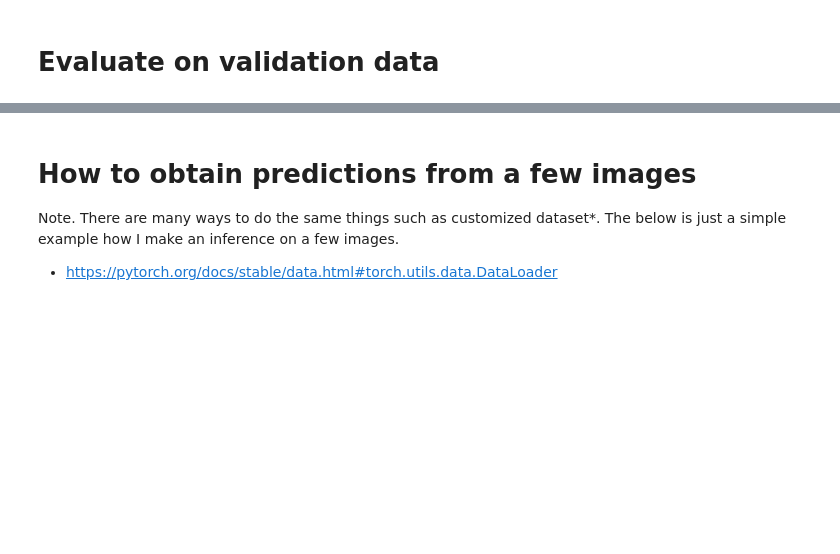
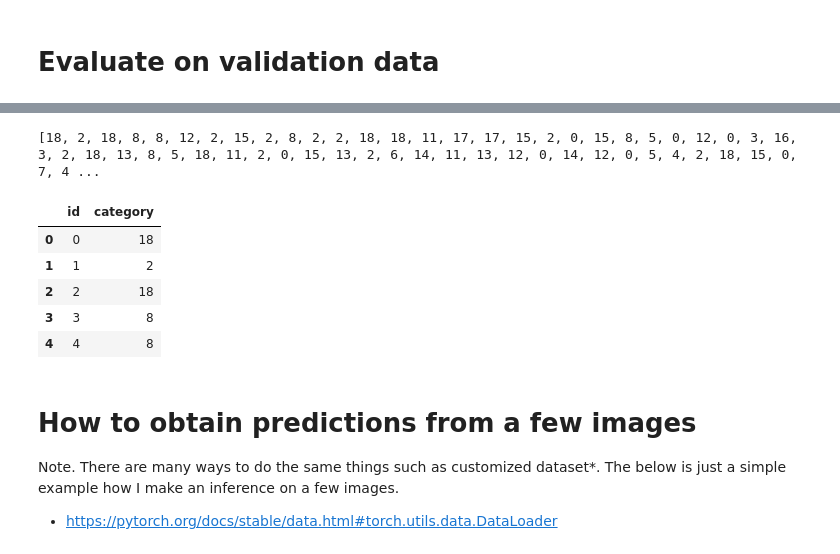
Before and after one commit to qa276390/DSP_FINAL, a Jupyter notebook: Main.ipynb, the cells around one changed output, grey strips where cells are left out. Saved outputs shown, nothing was run; the diff lists cells and outputs as text; code cells hidden in the pictures; blank space fills up the shorter version.

```diff
--- a/Tutorial.ipynb
+++ b/Main.ipynb
@@ -287,0 +314,33 @@ with torch.no_grad():
+# %%
+net.eval()
+result = []
+with torch.no_grad():
+    for batch_idx, (data, ) in enumerate(test_dataloader):
+        data = data.to(device)
+        #target = target.to(device)
+        output = net(data)
+        pred = output.data.max(1, keepdim=True)[1]
+        #correct += pred.eq(target.data.view_as(pred)).sum()
+        result = result + list(pred.cpu().numpy().ravel())
+    #acc = correct.item() / len(valloader.dataset)
+#print("Validation Classification Accuracy: %f"%(acc))
+# %%
+result = [corrected_idx2idx[idx] for idx in result]
+# %%
+print(result)
+# %% [output]
+[18, 2, 18, 8, 8, 12, 2, 15, 2, 8, 2, 2, 18, 18, 11, 17, 17, 15, 2, 0, 15, 8, 5, 0, 12, 0, 3, 16, 3, 2, 18, 13, 8, 5, 18, 11, 2, 0, 15, 13, 2, 6, 14, 11, 13, 12, 0, 14, 12, 0, 5, 4, 2, 18, 15, 0, 7, 4 ...
+# %%
+df_dict = {'id': list(range(0 ,len(test_data))), 'category':result}
+# %%
+import pandas as pd
+df = pd.DataFrame(df_dict)
+# %%
+df.head()
+# %% [output]
+|  | id | category |
+| 0 | 0 | 18 |
+| 1 | 1 | 2 |
+| 2 | 2 | 18 |
+| 3 | 3 | 8 |
+| 4 | 4 | 8 |
```
Also changed, not shown: parts of 14 cells of this notebook.
